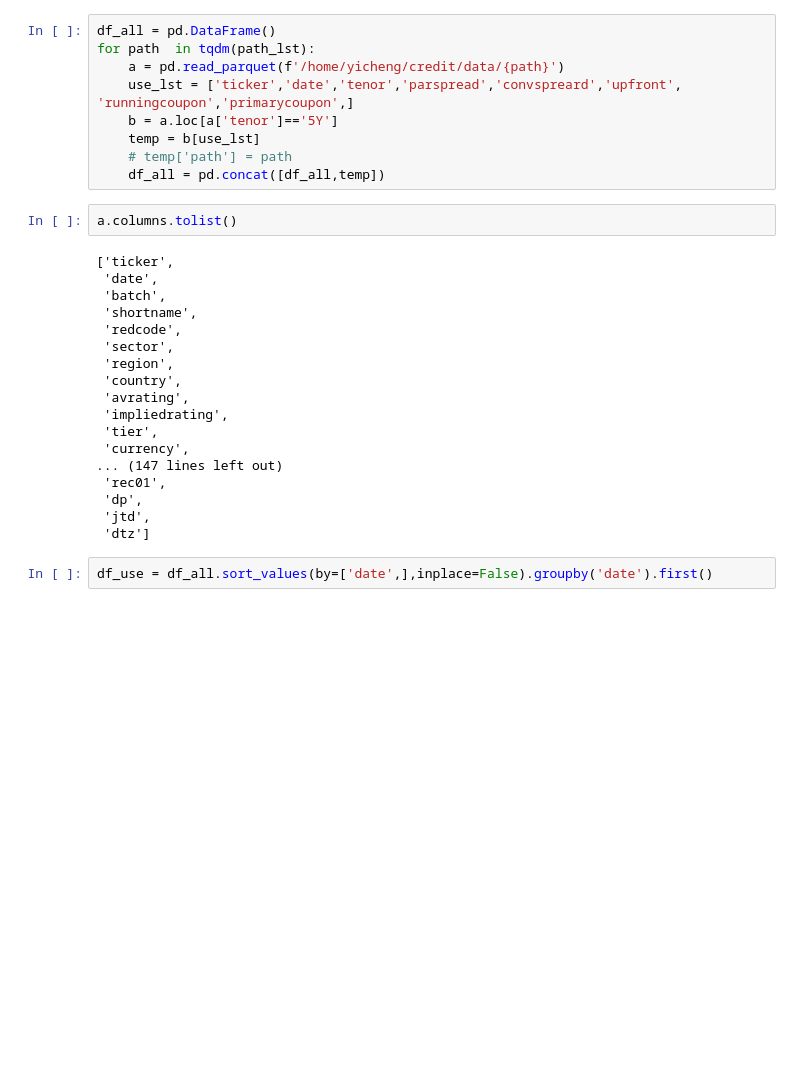
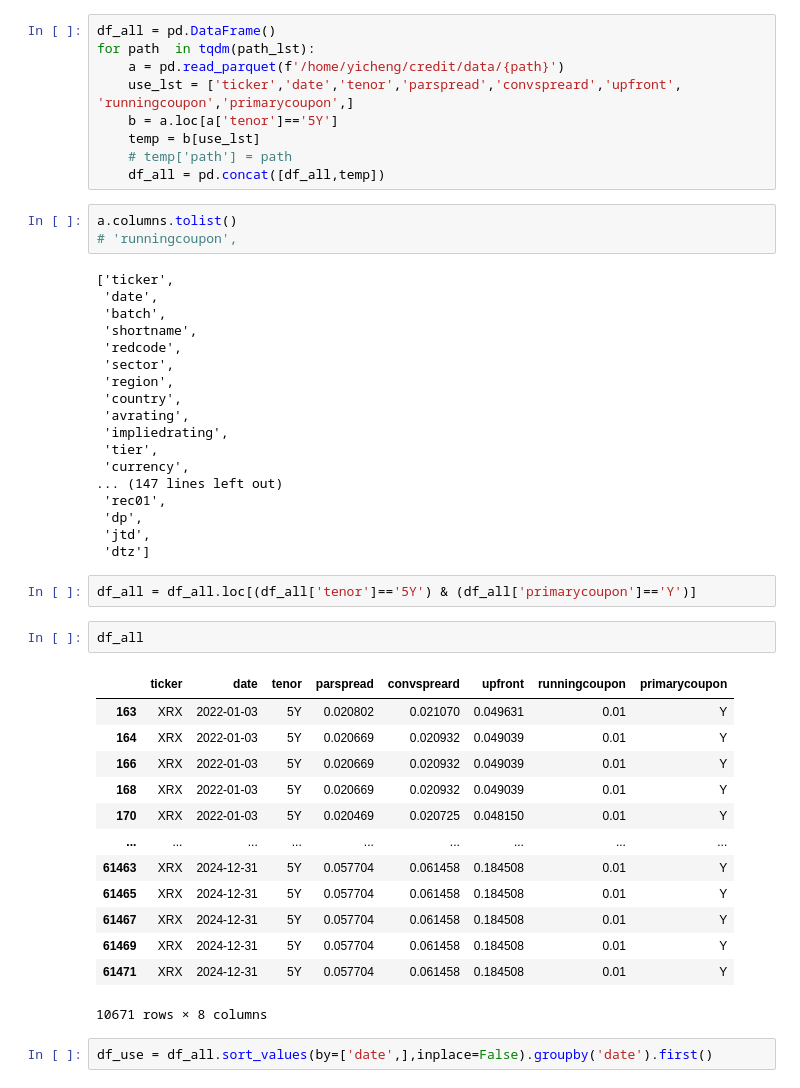
Before and after one commit to youngyicheng/credit_research, a Jupyter notebook: demo.ipynb, the cells around one changed output. Drawn from its saved outputs; the diff is of its cells as text; blank space fills up the shorter version.

```diff
--- a/demo.ipynb
+++ b/demo.ipynb
@@ -42,6 +42,7 @@ for path  in tqdm(path_lst):
     df_all = pd.concat([df_all,temp])
 # %%
 a.columns.tolist()
+# 'runningcoupon',
 # %% [output]
 ['ticker',
  'date',
@@ -60,6 +61,24 @@ a.columns.tolist()
  'dp',
  'jtd',
  'dtz']
+# %%
+df_all = df_all.loc[(df_all['tenor']=='5Y') & (df_all['primarycoupon']=='Y')]
+# %%
+df_all
+# %% [output]
+|  | ticker | date | tenor | parspread | convspreard | upfront | runningcoupon | primarycoupon |
+| 163 | XRX | 2022-01-03 | 5Y | 0.020802 | 0.021070 | 0.049631 | 0.01 | Y |
+| 164 | XRX | 2022-01-03 | 5Y | 0.020669 | 0.020932 | 0.049039 | 0.01 | Y |
+| 166 | XRX | 2022-01-03 | 5Y | 0.020669 | 0.020932 | 0.049039 | 0.01 | Y |
+| 168 | XRX | 2022-01-03 | 5Y | 0.020669 | 0.020932 | 0.049039 | 0.01 | Y |
+| 170 | XRX | 2022-01-03 | 5Y | 0.020469 | 0.020725 | 0.048150 | 0.01 | Y |
+| ... | ... | ... | ... | ... | ... | ... | ... | ... |
+| 61463 | XRX | 2024-12-31 | 5Y | 0.057704 | 0.061458 | 0.184508 | 0.01 | Y |
+| 61465 | XRX | 2024-12-31 | 5Y | 0.057704 | 0.061458 | 0.184508 | 0.01 | Y |
+| 61467 | XRX | 2024-12-31 | 5Y | 0.057704 | 0.061458 | 0.184508 | 0.01 | Y |
+| 61469 | XRX | 2024-12-31 | 5Y | 0.057704 | 0.061458 | 0.184508 | 0.01 | Y |
+| 61471 | XRX | 2024-12-31 | 5Y | 0.057704 | 0.061458 | 0.184508 | 0.01 | Y |
+10671 rows × 8 columns
 # %%
 df_use = df_all.sort_values(by=['date',],inplace=False).groupby('date').first()
 # %%
```
Also changed, not shown: parts of 6 cells of this notebook, 3 other files.
